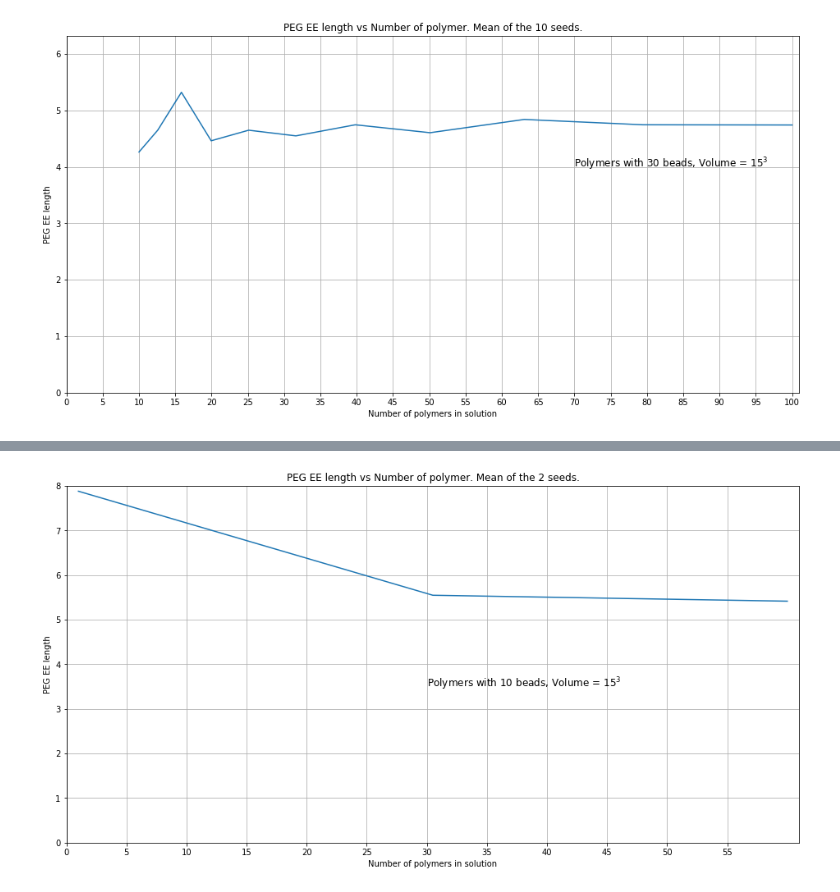
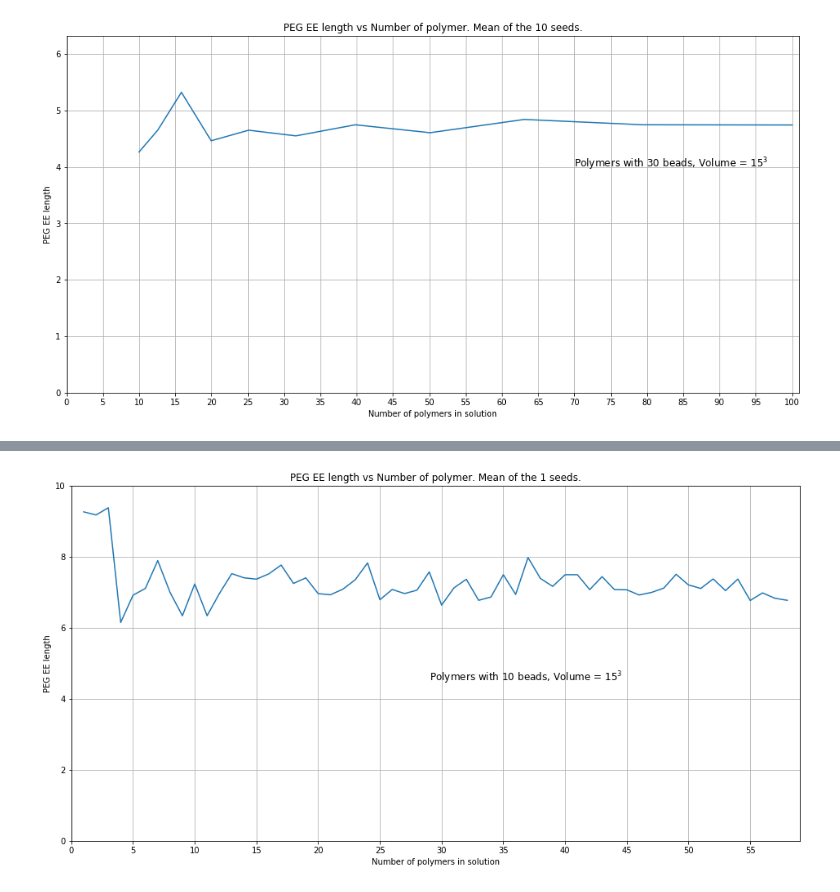
Before and after one commit to WizardingDragon/CCB-Homework-II, a Jupyter notebook: Analysis.ipynb, the cells around one changed output, grey strips where cells are left out. Saved outputs shown, nothing was run; the diff lists cells and outputs as text; code cells hidden in the pictures.

```diff
--- a/Analysis.ipynb
+++ b/Analysis.ipynb
@@ -251,7 +112,7 @@ plt.text(70,4, 'Polymers with 30 beads, Volume = $15^3$', fontsize=12);
 [figure]
 # %%
 # Imports the data and puts it into a pandas dataframe
-advanced_df = pd.read_csv('Results/2019.11.15-154056/results.log',sep='\t', header = 0)
+advanced_df = pd.read_csv('~/results.log',sep='\t', header = 0)
 # Rename the column to drop the '\t'
 advanced_df.columns=['N_pol','Mean','Std','Seed','FracP']
 
@@ -264,7 +125,7 @@ plt.plot(advanced_df_mean.index, advanced_df_mean.Mean)
 plt.xlabel('Number of polymers in solution')
 plt.ylabel('PEG EE length')
 # Count the number of different seeds used during simulation
-N_seed = int(advanced_df.N_pol.value_counts().mean())
+N_seed = int(advanced_df.N_pol.value_counts().max())
 plt.title('PEG EE length vs Number of polymer. Mean of the {} seeds.'.format(N_seed))
 
 x_max = int(advanced_df_mean.index.max())
@@ -276,4 +137,5 @@ plt.grid(which='both')
 
 plt.xticks(range(0,x_max,5))
 plt.text(x_max/2,y_max/2, 'Polymers with 10 beads, Volume = $15^3$', fontsize=12);
+plt.savefig('eeLength_NPol')
 # %% [output]
@@ -281,29 +143,27 @@ plt.text(x_max/2,y_max/2, 'Polymers with 10 beads, Volume = $15^3$', fontsize=12
 # %%
-# Imports the data and puts it into a pandas dataframe
-advanced_df = pd.read_csv('Results/2019.11.21-181126/results.log',sep='\t', header = 0)
-# Rename the column to drop the '\t'
-advanced_df.columns=['N_pol','Mean','Std','Seed','FracP']
+advanced_df = advanced_df.loc[advanced_df.Seed==-8349.0]
 
 # Takes the mean for all seeds, then plot mean Ree length for all seeds vs number of polymers in solution
 advanced_df_mean = advanced_df.groupby(['N_pol']).mean()
 
 plt.figure(figsize=(16,8))
 plt.plot(advanced_df_mean.index, advanced_df_mean.Mean)
 
 plt.xlabel('Number of polymers in solution')
 plt.ylabel('PEG EE length')
 # Count the number of different seeds used during simulation
-N_seed = int(advanced_df.N_pol.value_counts().mean())
+N_seed = int(advanced_df.N_pol.value_counts().max())
 plt.title('PEG EE length vs Number of polymer. Mean of the {} seeds.'.format(N_seed))
 
 x_max = int(advanced_df_mean.index.max())
 y_max= int(advanced_df_mean.Mean.max())
 
 plt.xlim([.9,x_max+1])
 plt.ylim([0,y_max+1])
 plt.grid(which='both')
 
 plt.xticks(range(0,x_max,5))
 plt.text(x_max/2,y_max/2, 'Polymers with 10 beads, Volume = $15^3$', fontsize=12);
+plt.savefig('eeLength_NPol')
 # %% [output]
-[figure, old version]
+[figure, new version]
```
Also changed, not shown: parts of 13 cells of this notebook.
